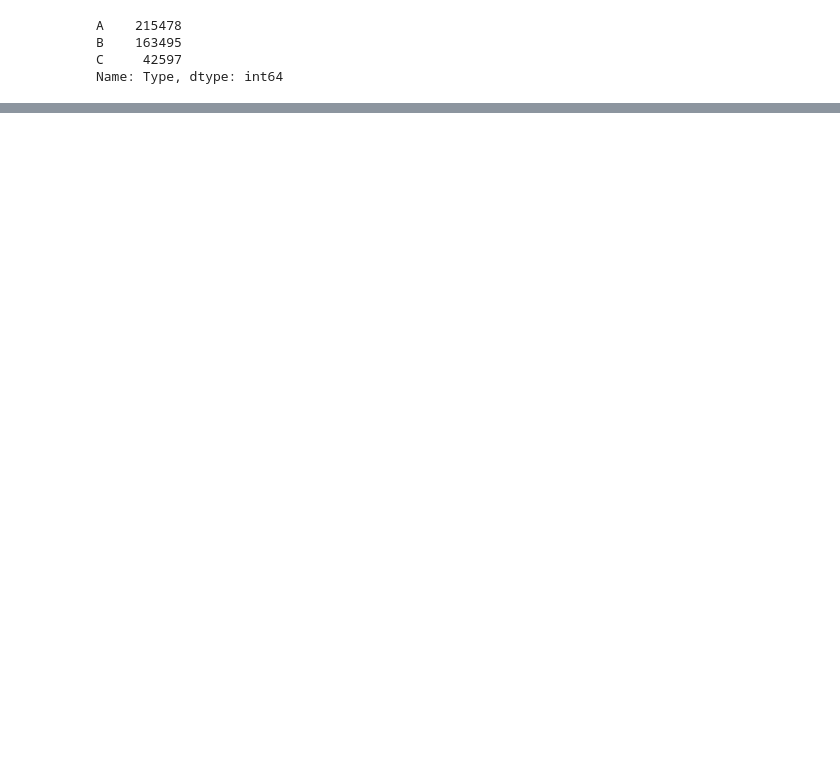
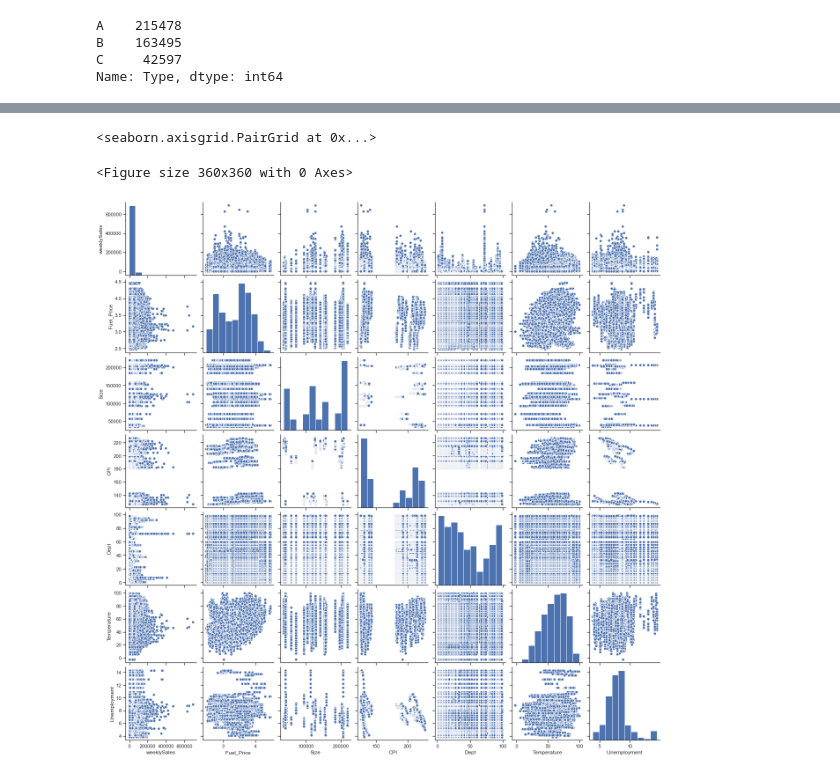
Before and after one commit to 123srb/Walmart-Sales-Forecast, a Jupyter notebook: Walmart Sales Forecast.ipynb, the cells around one changed output, grey strips where cells are left out. Cells and saved outputs as stored; diff of their text form; code cells hidden in the pictures; blank space fills up the shorter version.

```diff
--- a/Walmart Sales Forecast.ipynb
+++ b/Walmart Sales Forecast.ipynb
@@ -131,0 +143,7 @@ df.describe()
+# %%
+plt.figure(figsize=(5,5))
+sns.pairplot(df, vars=['weeklySales', 'Fuel_Price', 'Size', 'CPI', 'Dept', 'Temperature','Unemployment'])
+# %% [output]
+<seaborn.axisgrid.PairGrid at 0x...>
+<Figure size 360x360 with 0 Axes>
+[figure, added]
```
Also changed, not shown: parts of 14 cells of this notebook.
